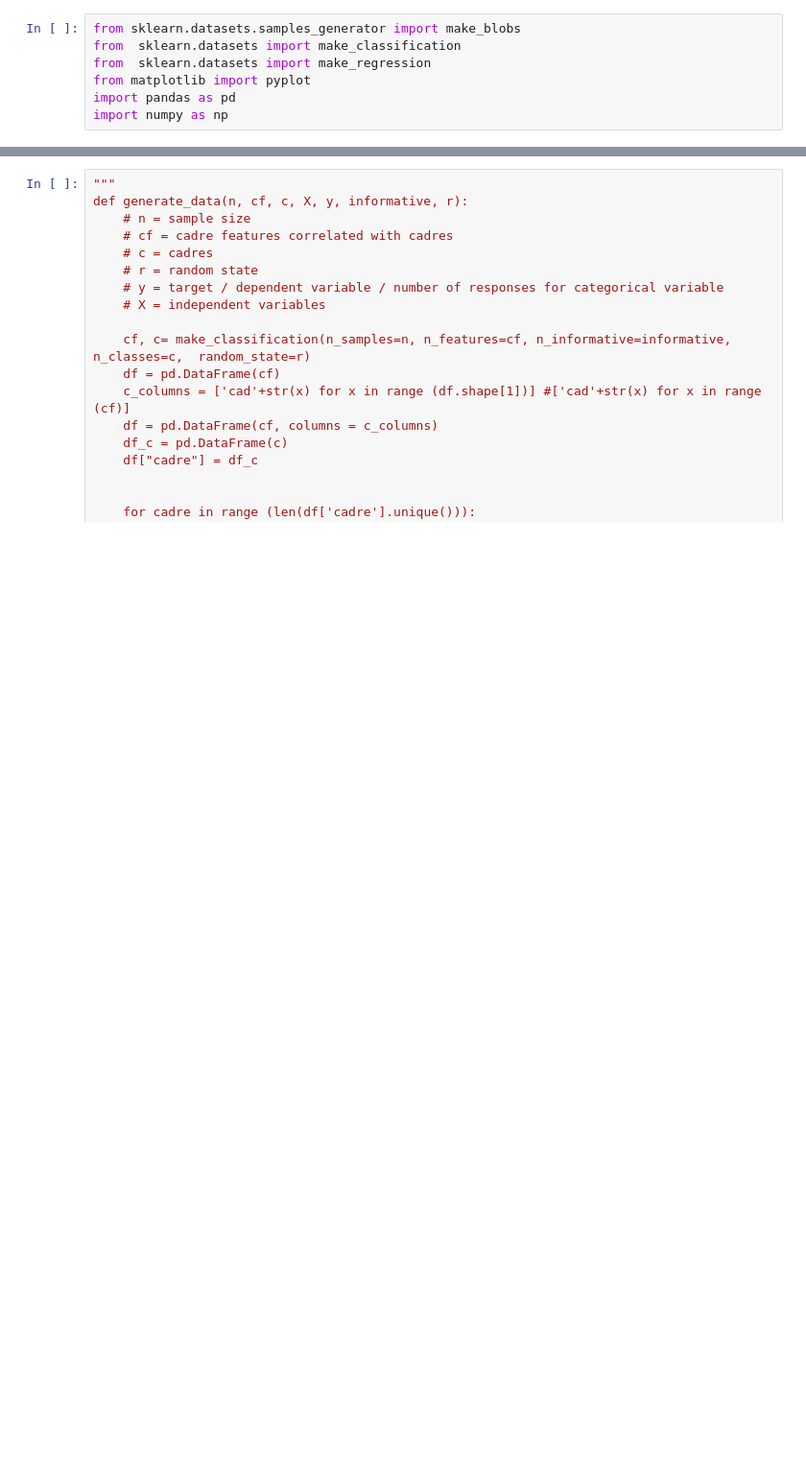
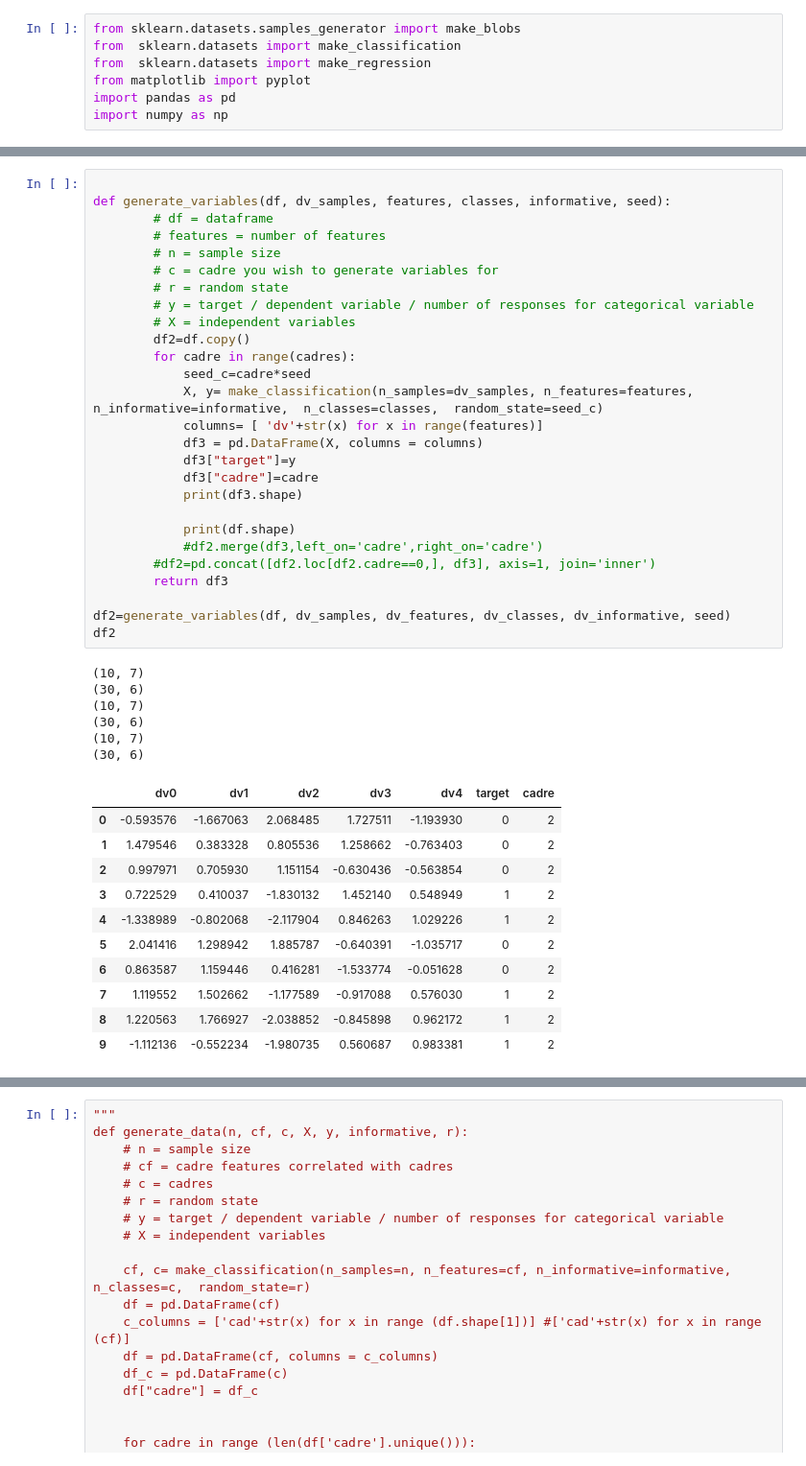
Before and after one commit to HealthINCITE/supervised-cadres, a Jupyter notebook: notebooks/DataGeneator.ipynb, the cells around one changed output, grey strips where cells are left out. Shown: that part at 96% size. Saved outputs shown, nothing was run; the diff lists cells and outputs as text; blank space fills up the shorter version.

```diff
--- a/notebooks/DataGeneator.ipynb
+++ b/notebooks/DataGeneator.ipynb
@@ -25 +62,46 @@ def generate_cadres(n, cf, c, informative, r):
+# %%
+
+def generate_variables(df, dv_samples, features, classes, informative, seed):
+        # df = dataframe
+        # features = number of features
+        # n = sample size
+        # c = cadre you wish to generate variables for
+        # r = random state
+        # y = target / dependent variable / number of responses for categorical variable
+        # X = independent variables
+        df2=df.copy()
+        for cadre in range(cadres):
+            seed_c=cadre*seed
+            X, y= make_classification(n_samples=dv_samples, n_features=features, n_informative=informative,  n_classes=classes,  random_state=seed_c)
+            columns= [ 'dv'+str(x) for x in range(features)]
+            df3 = pd.DataFrame(X, columns = columns)
+            df3["target"]=y
+            df3["cadre"]=cadre
+            print(df3.shape)
+
+            print(df.shape)
+            #df2.merge(df3,left_on='cadre',right_on='cadre')
+        #df2=pd.concat([df2.loc[df2.cadre==0,], df3], axis=1, join='inner')
+        return df3
+
+df2=generate_variables(df, dv_samples, dv_features, dv_classes, dv_informative, seed)
+df2
+# %% [output]
+(10, 7)
+(30, 6)
+(10, 7)
+(30, 6)
+(10, 7)
+(30, 6)
+|  | dv0 | dv1 | dv2 | dv3 | dv4 | target | cadre |
+| 0 | -0.593576 | -1.667063 | 2.068485 | 1.727511 | -1.193930 | 0 | 2 |
+| 1 | 1.479546 | 0.383328 | 0.805536 | 1.258662 | -0.763403 | 0 | 2 |
+| 2 | 0.997971 | 0.705930 | 1.151154 | -0.630436 | -0.563854 | 0 | 2 |
+| 3 | 0.722529 | 0.410037 | -1.830132 | 1.452140 | 0.548949 | 1 | 2 |
+| 4 | -1.338989 | -0.802068 | -2.117904 | 0.846263 | 1.029226 | 1 | 2 |
+| 5 | 2.041416 | 1.298942 | 1.885787 | -0.640391 | -1.035717 | 0 | 2 |
+| 6 | 0.863587 | 1.159446 | 0.416281 | -1.533774 | -0.051628 | 0 | 2 |
+| 7 | 1.119552 | 1.502662 | -1.177589 | -0.917088 | 0.576030 | 1 | 2 |
+| 8 | 1.220563 | 1.766927 | -2.038852 | -0.845898 | 0.962172 | 1 | 2 |
+| 9 | -1.112136 | -0.552234 | -1.980735 | 0.560687 | 0.983381 | 1 | 2 |
 # %%
```
Also changed, not shown: parts of 4 cells of this notebook.
